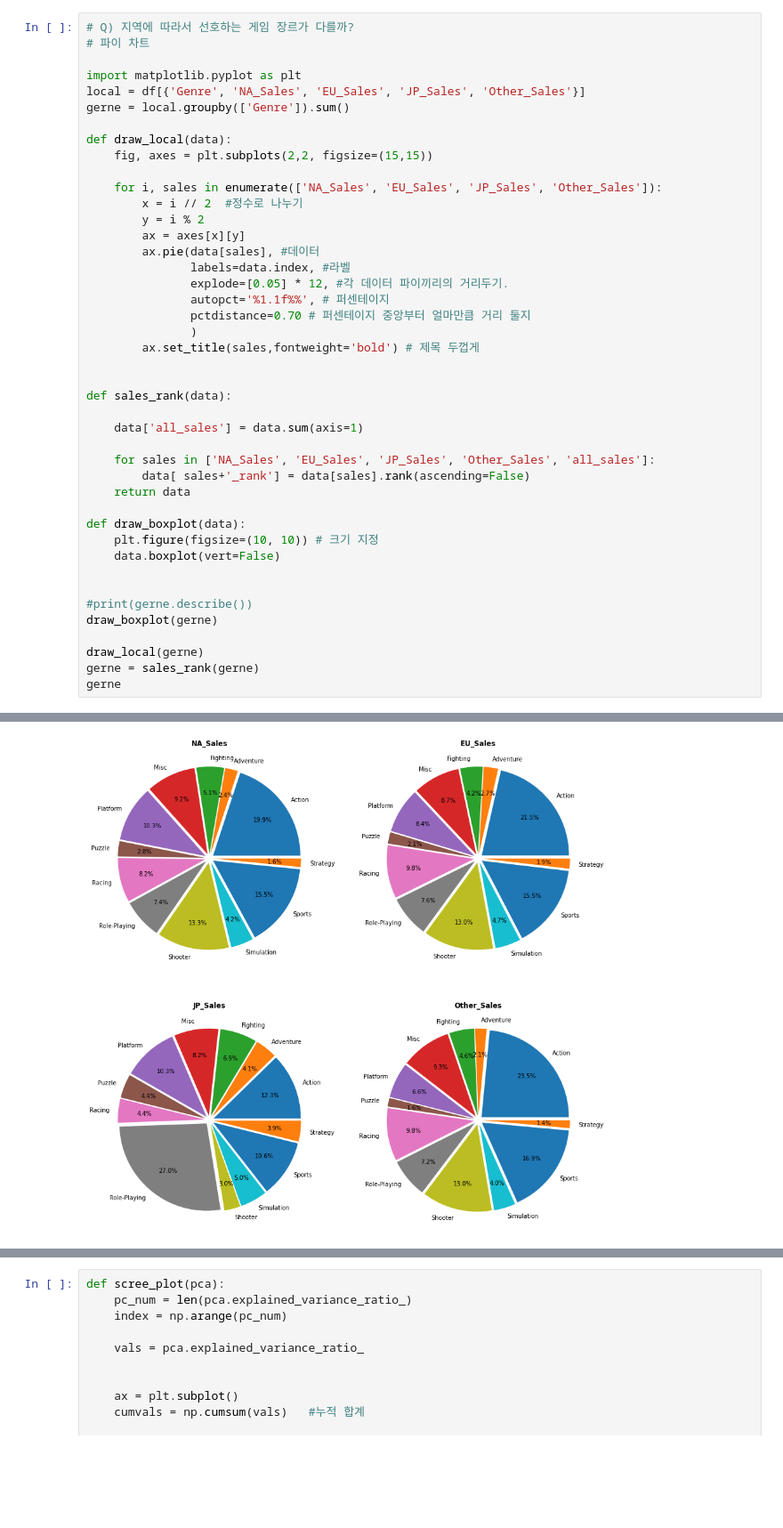
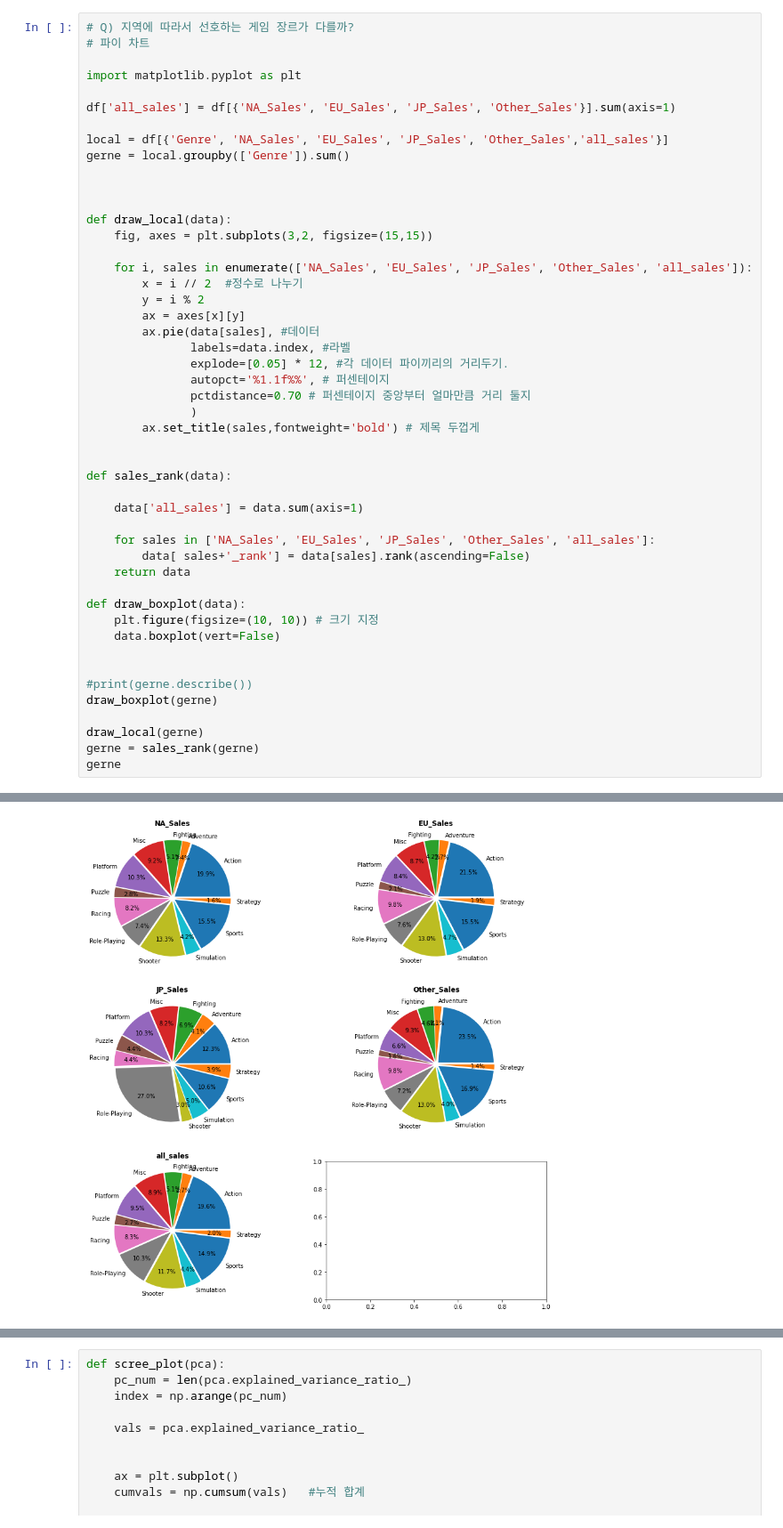
Before and after one commit to Markers/SC1_Project, a Jupyter notebook: Src/SC1_project.ipynb, the cells around one changed output, grey strips where cells are left out. Shown: that part at 89% size. Drawn from its saved outputs; the diff is of its cells as text; blank space fills up the shorter version.

```diff
--- a/Src/SC1_project.ipynb
+++ b/Src/SC1_project.ipynb
@@ -159,13 +199,18 @@ Platform       0
 # 파이 차트
 
 import matplotlib.pyplot as plt
-local = df[{'Genre', 'NA_Sales', 'EU_Sales', 'JP_Sales', 'Other_Sales'}]
+
+df['all_sales'] = df[{'NA_Sales', 'EU_Sales', 'JP_Sales', 'Other_Sales'}].sum(axis=1)
+
+local = df[{'Genre', 'NA_Sales', 'EU_Sales', 'JP_Sales', 'Other_Sales','all_sales'}]
 gerne = local.groupby(['Genre']).sum()
 
+
+
 def draw_local(data):
-    fig, axes = plt.subplots(2,2, figsize=(15,15))
+    fig, axes = plt.subplots(3,2, figsize=(15,15))
 
-    for i, sales in enumerate(['NA_Sales', 'EU_Sales', 'JP_Sales', 'Other_Sales']):
+    for i, sales in enumerate(['NA_Sales', 'EU_Sales', 'JP_Sales', 'Other_Sales', 'all_sales']):
         x = i // 2  #정수로 나누기
         y = i % 2
         ax = axes[x][y]
@@ -216 +261 @@ gerne
-[figure, old version]
+[figure, new version]
```
Also changed, not shown: parts of 23 cells of this notebook.
